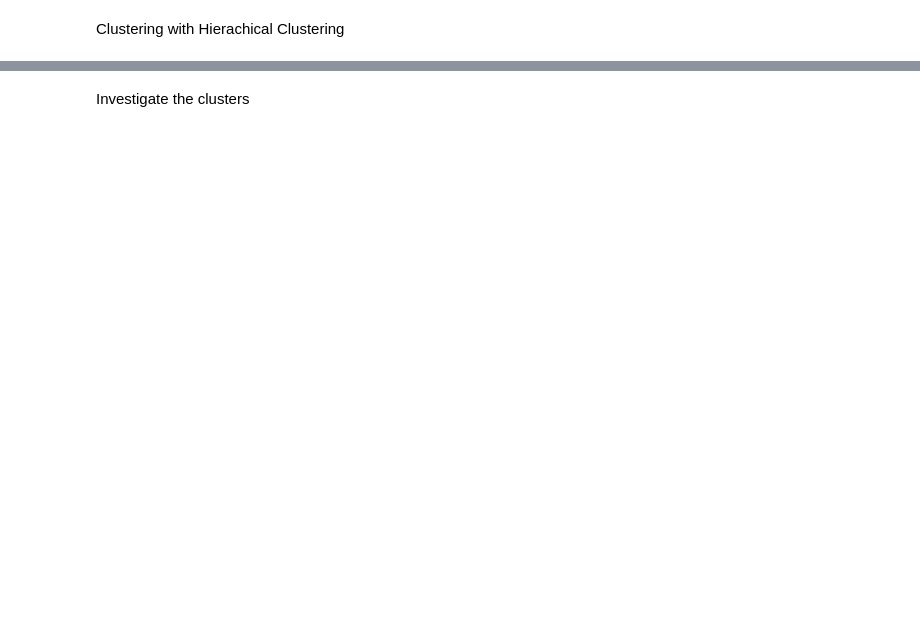
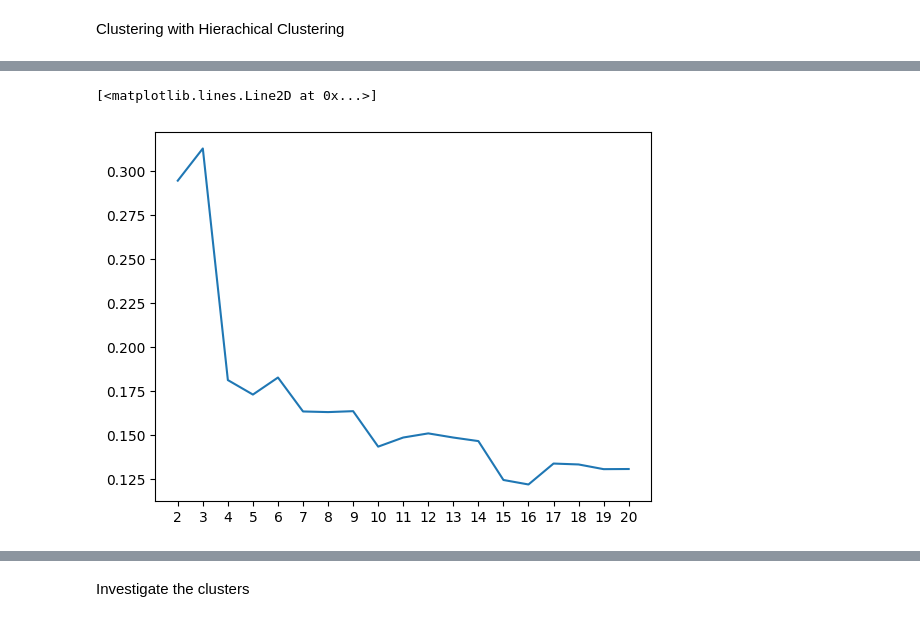
Before and after one commit to ninh-nd/spotify-rec, a Jupyter notebook: seed/data.ipynb, the cells around one changed output, grey strips where cells are left out. Cells and saved outputs as stored; diff of their text form; code cells hidden in the pictures; blank space fills up the shorter version.

```diff
--- a/seed/data.ipynb
+++ b/seed/data.ipynb
@@ -89,5 +96,17 @@ array([[0.        , 0.23918664, 0.24363054, ..., 0.19969757, 0.3407257 ,
         0.        ]], dtype=float32)
 # %%
-model = AgglomerativeClustering(affinity='precomputed', linkage='complete')
-clusters = model.fit(distance_matrix)
+from sklearn.metrics import silhouette_score
+# Find the best number of clusters by plotting a graph of silhouette score
+scores = []
+k_cand = range(2, 21)
+for k in k_cand:
+    model = AgglomerativeClustering(affinity='precomputed', linkage='complete', n_clusters=k)
+    clusters = model.fit_predict(distance_matrix)
+    score = silhouette_score(distance_matrix, clusters, metric='precomputed')
+    scores.append(score)
+plt.xticks(k_cand)
+plt.plot(k_cand, scores)
+# %% [output]
+[<matplotlib.lines.Line2D at 0x...>]
+[figure, added]
 # %%
```
Also changed, not shown: parts of 10 cells of this notebook.
